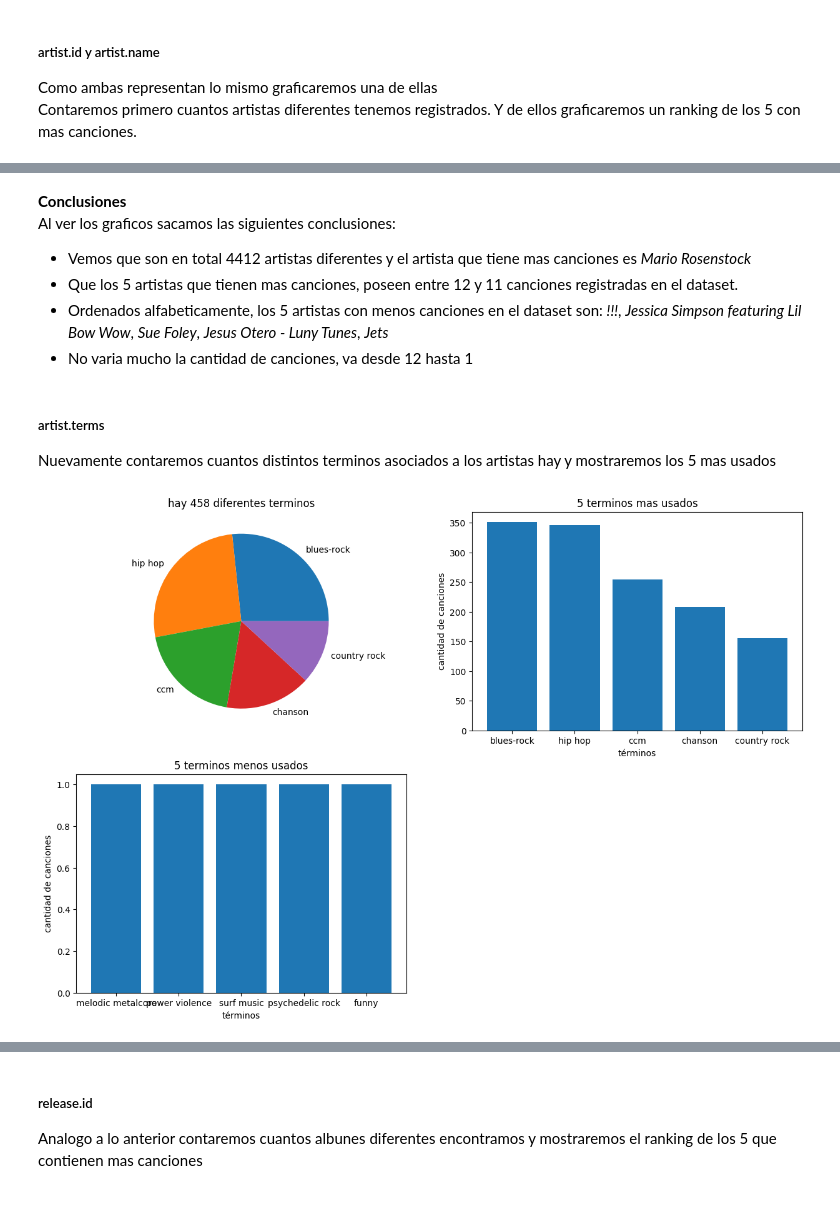
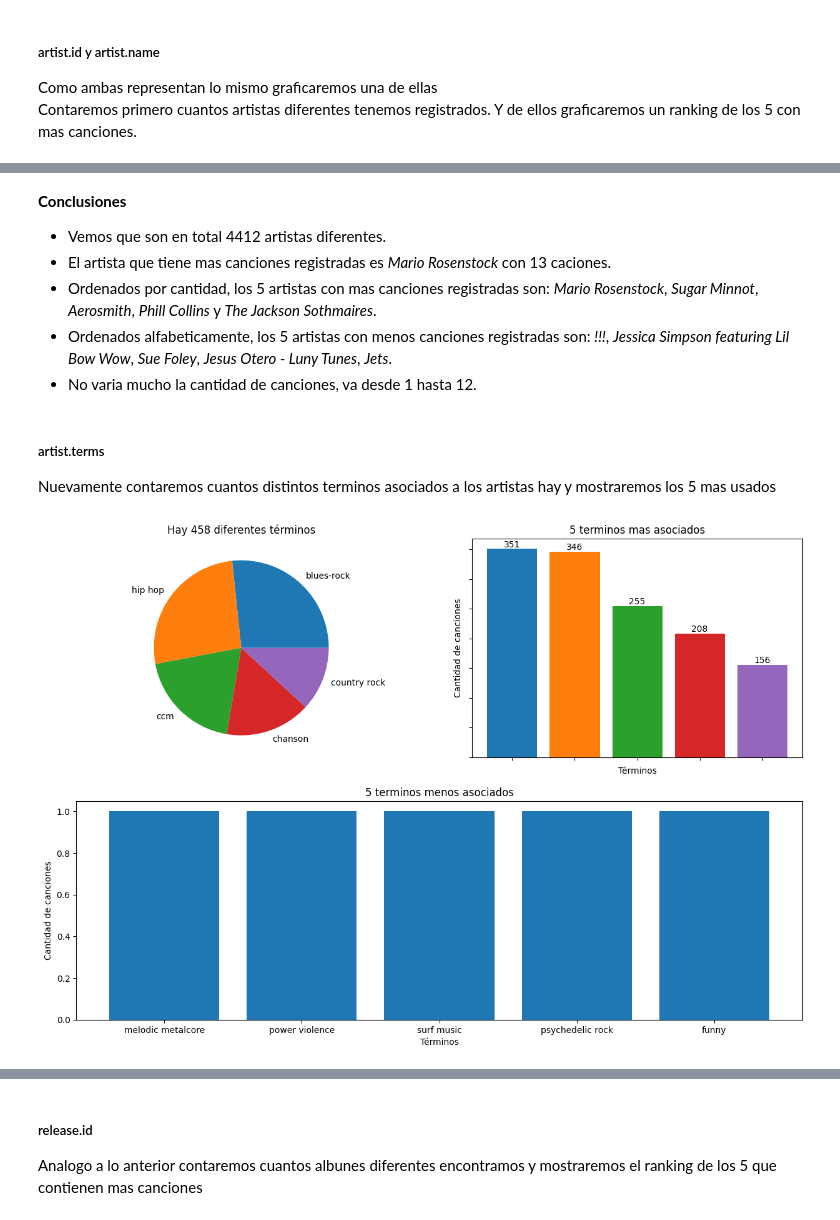
Before and after one commit to cristiandevar/PythonML, a Jupyter notebook: TPFinal/TPFINAL.ipynb, the cells around one changed output, grey strips where cells are left out. Cells and saved outputs as stored; diff of their text form; code cells hidden in the pictures.

```diff
--- a/TPFinal/TPFINAL.ipynb
+++ b/TPFinal/TPFINAL.ipynb
@@ -354,47 +371,22 @@ plt.show()
 # %% [markdown]
 **Conclusiones**<br>
-Al ver los graficos sacamos las siguientes conclusiones:
-* Vemos que son en total 4412 artistas diferentes y el artista que tiene mas canciones es *Mario Rosenstock*
-* Que los 5 artistas que tienen mas canciones, poseen entre 12 y 11 canciones registradas en el dataset.
-* Ordenados alfabeticamente, los 5 artistas con menos canciones en el dataset son: *!!!*, *Jessica Simpson featuring Lil Bow Wow*, *Sue Foley*, *Jesus Otero - Luny Tunes*, *Jets*
-* No varia mucho la cantidad de canciones, va desde 12 hasta 1
+* Vemos que son en total 4412 artistas diferentes.
+* El artista que tiene mas canciones registradas es *Mario Rosenstock* con 13 caciones.
+* Ordenados por cantidad, los 5 artistas con mas canciones registradas son: *Mario Rosenstock*, *Sugar Minnot*, *Aerosmith*, *Phill Collins* y *The Jackson Sothmaires*.
+* Ordenados alfabeticamente, los 5 artistas con menos canciones registradas son: *!!!*, *Jessica Simpson featuring Lil Bow Wow*, *Sue Foley*, *Jesus Otero - Luny Tunes*, *Jets*.
+* No varia mucho la cantidad de canciones, va desde 1 hasta 12.
 # %% [markdown]
 ##### artist.terms
 Nuevamente contaremos cuantos distintos terminos asociados a los artistas hay y mostraremos los 5 mas usados
-# %%
-grupo = d_musica.groupby('artist.terms')['artist.terms'].sort_values(axis=0, inplace=False, ascending=False)
-cantidad = len(grupo.count())
-
-# Aumentamos el tamaño de la imagen
-plt.figure(figsize=(15,10))
-
-# preparamos los subplots y graficamos primero el pie y luego el bar
-plt.subplot(2,2,1)
-plt.title(f'hay {cantidad} diferentes terminos')
-grupo.count().sort_values(axis=0, inplace=False, ascending=False)[:5].plot.pie()
-plt.ylabel('')
-
-x = grupo.count().sort_values(axis=0, inplace=False, ascending=False)[:5].index.values.astype(str)
-y = grupo.count().sort_values(axis=0, inplace=False, ascending=False)[:5].values
-
-plt.subplot(2,2,2)
-plt.bar(x,y)
-plt.title('5 terminos mas usados')
-plt.xlabel('términos')
-plt.ylabel('cantidad de canciones')
-
-x = grupo.count().sort_values(axis=0, inplace=False, ascending=True)[:5].index.values.astype(str)
-y = grupo.count().sort_values(axis=0, inplace=False, ascending=True)[:5].values
-
-plt.subplot(2,2,3)
-plt.bar(x,y)
-plt.title('5 terminos menos usados')
-plt.xlabel('términos')
-plt.ylabel('cantidad de canciones')
-
-
-plt.show()
-# %% [output]
-[figure, removed]
+# %%
+grupo = d_musica.groupby('artist.terms')['artist.terms']
+cantidad = len(grupo.count())
+
+titles = [f'Hay {cantidad} diferentes términos', '5 terminos mas asociados', '5 terminos menos asociados']
+xlabels = ['Términos', 'Términos']
+ylabels = ['Cantidad de canciones', 'Cantidad de canciones']
+graficar(grupo, titles, xlabels, ylabels)
+# %% [output]
+[figure, added]
 # %% [markdown]
 **Conclusión** <br>
```
Also changed, not shown: parts of 43 cells of this notebook.
